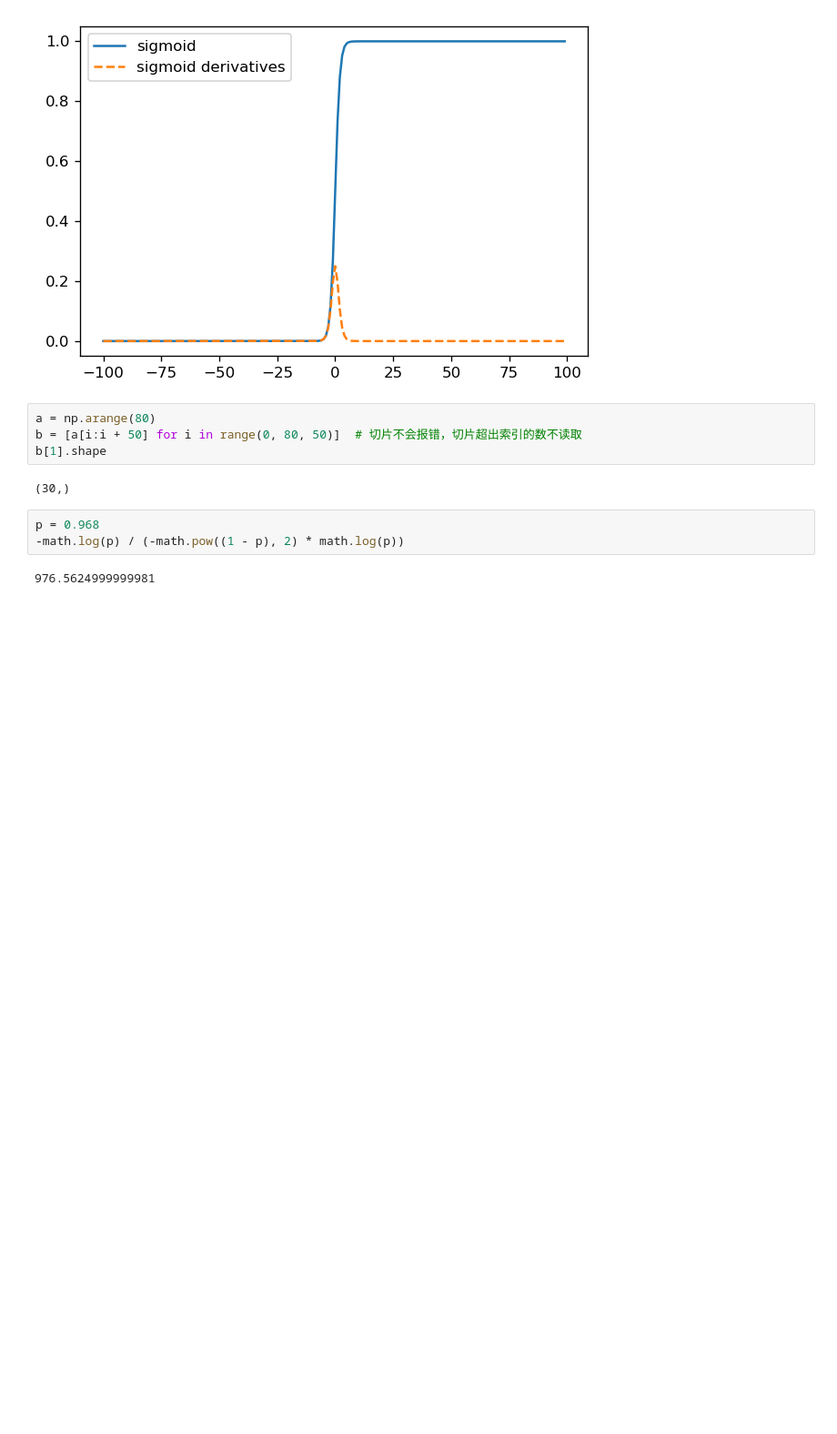
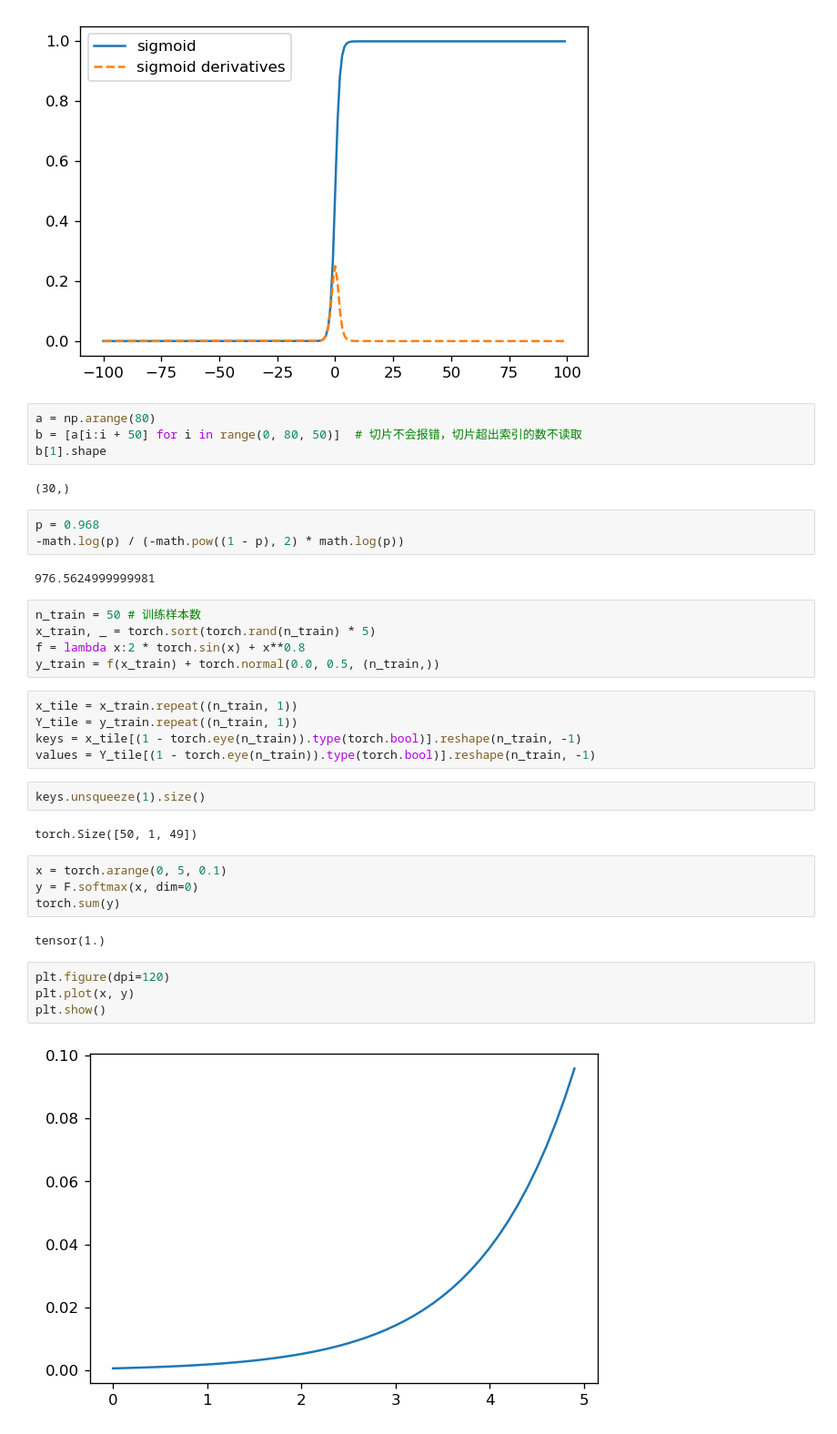
Before and after one commit to Aprsli/PythonProject, a Jupyter notebook: CodeStudy/sigmoid.ipynb, the cells around one changed output. Shown at 91% size. Drawn from its saved outputs; the diff is of its cells as text; blank space fills up the shorter version.

```diff
--- a/CodeStudy/sigmoid.ipynb
+++ b/CodeStudy/sigmoid.ipynb
@@ -23,3 +32,29 @@ p = 0.968
 -math.log(p) / (-math.pow((1 - p), 2) * math.log(p))
 # %% [output]
 976.5624999999981
+# %%
+n_train = 50 # 训练样本数
+x_train, _ = torch.sort(torch.rand(n_train) * 5)
+f = lambda x:2 * torch.sin(x) + x**0.8
+y_train = f(x_train) + torch.normal(0.0, 0.5, (n_train,))
+# %%
+x_tile = x_train.repeat((n_train, 1))
+Y_tile = y_train.repeat((n_train, 1))
+keys = x_tile[(1 - torch.eye(n_train)).type(torch.bool)].reshape(n_train, -1)
+values = Y_tile[(1 - torch.eye(n_train)).type(torch.bool)].reshape(n_train, -1)
+# %%
+keys.unsqueeze(1).size()
+# %% [output]
+torch.Size([50, 1, 49])
+# %%
+x = torch.arange(0, 5, 0.1)
+y = F.softmax(x, dim=0)
+torch.sum(y)
+# %% [output]
+tensor(1.)
+# %%
+plt.figure(dpi=120)
+plt.plot(x, y)
+plt.show()
+# %% [output]
+[figure, added]
```
Also changed, not shown: parts of 2 cells of this notebook, 4 other files.
